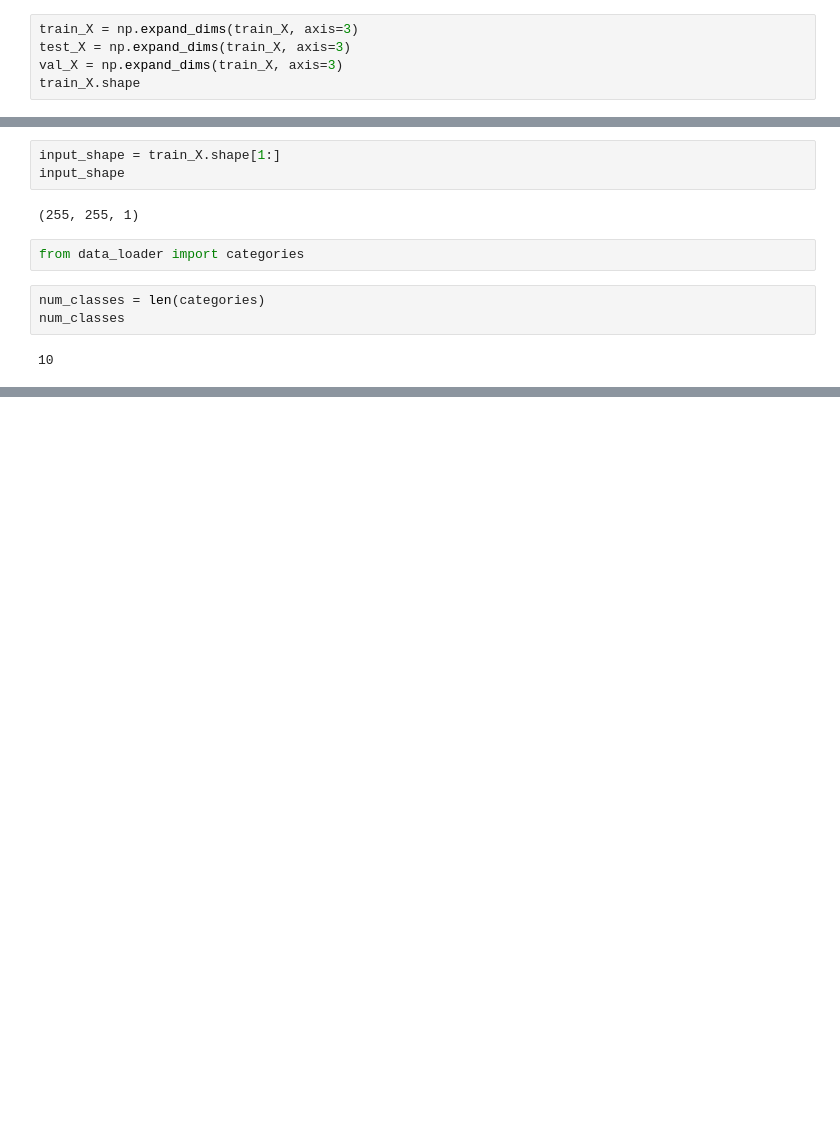
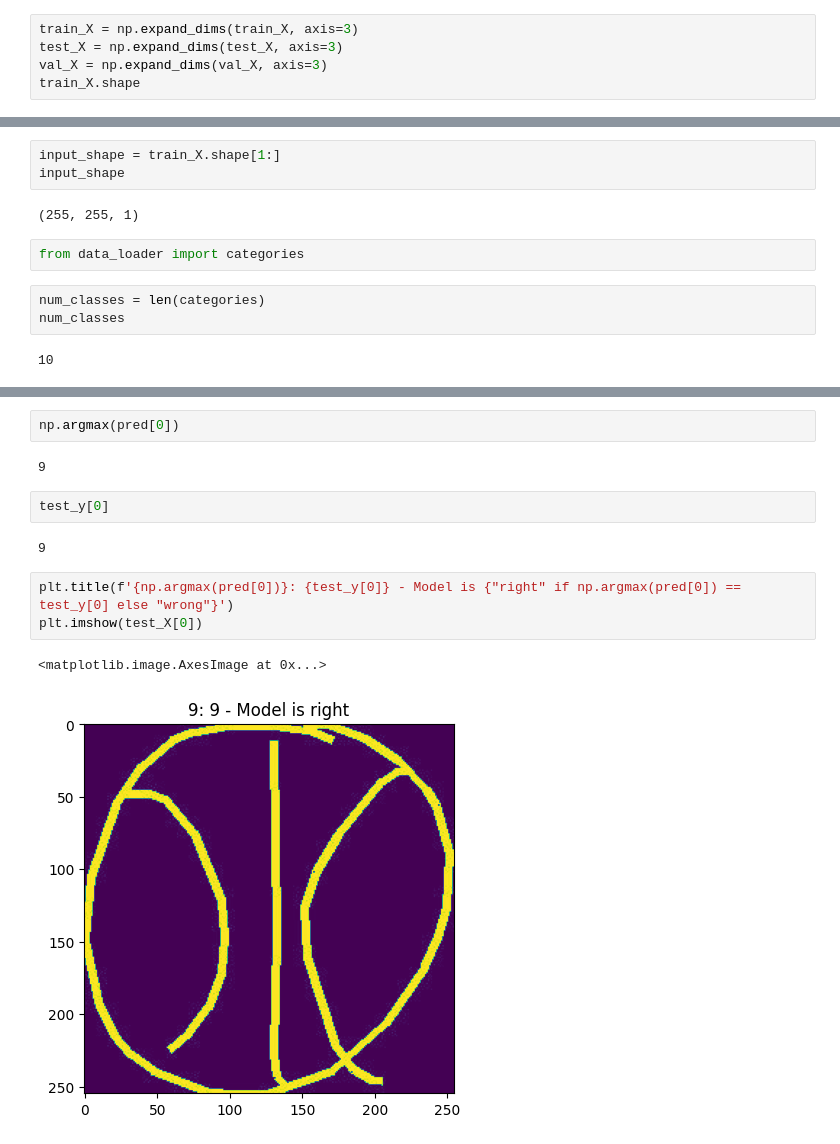
Before and after one commit to Venchislav/ConvMoNET, a Jupyter notebook: ML Model/classifier.ipynb, the cells around one changed output, grey strips where cells are left out. Saved outputs shown, nothing was run; the diff lists cells and outputs as text; blank space fills up the shorter version.

Commit message:
v 0.01 of 10 features classification model is done
First version of model is ready.
Tomorrow I'll tune it, increase accuracy and do such things... 𝓈𝒾𝑔𝓂𝒶 𝒶𝒸𝒽𝒾𝑒𝓋𝑒𝓂𝑒𝓃𝓉 𝓊𝓃𝓁𝑜𝒸𝓀𝑒𝒹

```diff
--- a/ML Model/classifier.ipynb
+++ b/ML Model/classifier.ipynb
@@ -98,8 +98,8 @@ from tensorflow.keras.optimizers import Adam, RMSprop
 from tensorflow.keras.losses import SparseCategoricalCrossentropy
 # %%
 train_X = np.expand_dims(train_X, axis=3)
-test_X = np.expand_dims(train_X, axis=3)
-val_X = np.expand_dims(train_X, axis=3)
+test_X = np.expand_dims(test_X, axis=3)
+val_X = np.expand_dims(val_X, axis=3)
 train_X.shape
 # %% [output]
 (7423, 255, 255, 1)
@@ -153,0 +200,14 @@ _________________________________________________________________
+# %%
+np.argmax(pred[0])
+# %% [output]
+9
+# %%
+test_y[0]
+# %% [output]
+9
+# %%
+plt.title(f'{np.argmax(pred[0])}: {test_y[0]} - Model is {"right" if np.argmax(pred[0]) == test_y[0] else "wrong"}')
+plt.imshow(test_X[0])
+# %% [output]
+<matplotlib.image.AxesImage at 0x...>
+[figure, added]
```
Also changed, not shown: parts of 12 cells of this notebook.
